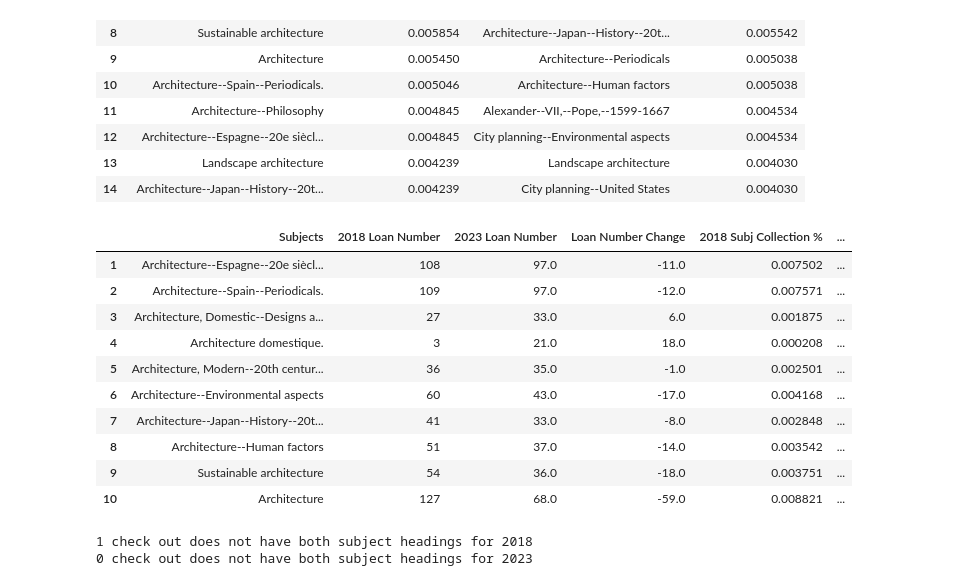
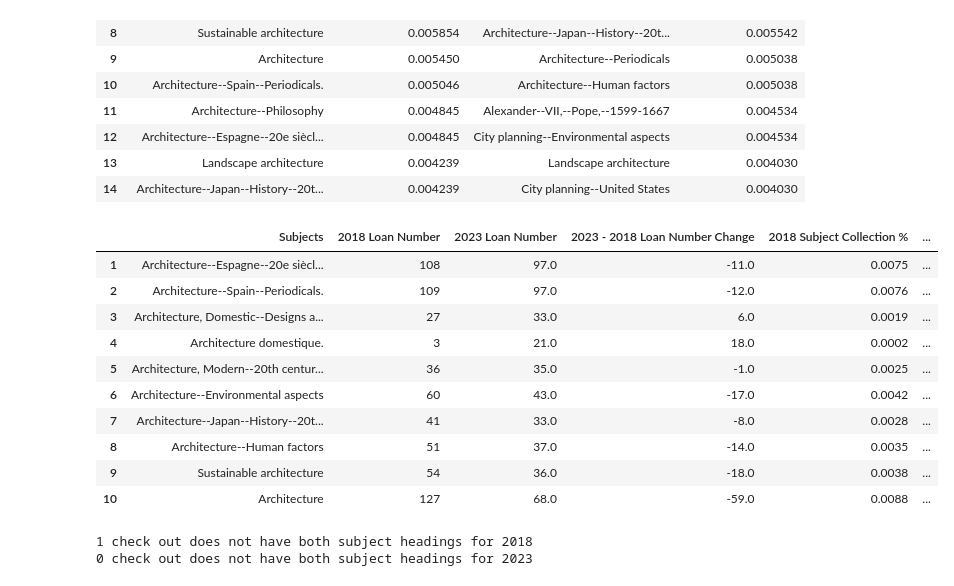
Before and after one commit to senderrr/Architecture, a Jupyter notebook: ArchitectureNotebookArticlePlots.ipynb, the cells around one changed output. Cells and saved outputs as stored; diff of their text form; code cells hidden in the pictures.

Commit message:
updated tables and did rounding to 4 decimals

```diff
--- a/ArchitectureNotebookArticlePlots.ipynb
+++ b/ArchitectureNotebookArticlePlots.ipynb
@@ -253,46 +253,47 @@ comp_df2020
 | 14 | Architecture--Japan--History--20t... | 0.004239 | City planning--United States | 0.004030 |
 # %%
 # plotting sorted  by 2023 Diff 2018 on all three subjects (largest to smallest positive change)
-ThreeSHChange2018 = diff_three_df2023.copy()
-ThreeSHChange2018 = ThreeSHChange2018.rename(columns={"Counts 2018": "2018 Loan Number", "Counts 2023": "2023 Loan Number", "Subj % 2018": "2018 Subj Collection %", "Subj % 2023": "2023 Subj Collection %"})
-# '2018 Subj Collection %'
-# normalize decimals to percentage
-ThreeSHChange2018['2018 Subj Collection %'] = ThreeSHChange2018['2018 Subj Collection %']
-ThreeSHChange2018['2023 Subj Collection %'] = ThreeSHChange2018['2023 Subj Collection %']
+ThreeSHChangeFiveYear = diff_three_df2023.copy()
+ThreeSHChangeFiveYear = ThreeSHChangeFiveYear.rename(columns={"Counts 2018": "2018 Loan Number",
+                                                      "Counts 2023": "2023 Loan Number",
+                                                      "Subj % 2018": "2018 Subject Collection %",
+                                                      "Subj % 2023": "2023 Subject Collection %"})
 
 # subtract years to see change
-ThreeSHChange2018['2023 - 2018 Subj Collection % Change'] = ThreeSHChange2018['2023 Subj Collection %'] - ThreeSHChange2018['2018 Subj Collection %']
-ThreeSHChange2018['Loan Number Change'] = ThreeSHChange2018['2023 Loan Number'] - ThreeSHChange2018['2018 Loan Number']
+ThreeSHChangeFiveYear['2023 - 2018 Subject Collection % Change'] = ThreeSHChangeFiveYear['2023 Subject Collection %'] - ThreeSHChangeFiveYear['2018 Subject Collection %']
+ThreeSHChangeFiveYear['2023 - 2018 Loan Number Change'] = ThreeSHChangeFiveYear['2023 Loan Number'] - ThreeSHChangeFiveYear['2018 Loan Number']
 
+# multiplier
+ThreeSHChangeFiveYear['Subject Multiplicative Growth Factor'] = ThreeSHChangeFiveYear['2023 Subject Collection %'] / ThreeSHChangeFiveYear['2018 Subject Collection %']
 
-#multiplier
-ThreeSHChange2018['Subj Multi Growth Factor'] = ThreeSHChange2018['2023 Subj Collection %'] / ThreeSHChange2018['2018 Subj Collection %']
-ThreeSHChange2018 = ThreeSHChange2018[['Subjects', '2018 Loan Number', '2023 Loan Number', 'Loan Number Change', '2018 Subj Collection %',
-                                       '2023 Subj Collection %', '2023 - 2018 Subj Collection % Change', 'Subj Multi Growth Factor']]
-
+ThreeSHChangeFiveYear = ThreeSHChangeFiveYear[['Subjects', '2018 Loan Number', '2023 Loan Number', '2023 - 2018 Loan Number Change', '2018 Subject Collection %',
+                                       '2023 Subject Collection %', '2023 - 2018 Subject Collection % Change', 'Subject Multiplicative Growth Factor']]
 
 # sort table by 2023 diff 2020 collection %
-ThreeSHChange2018 = ThreeSHChange2018.sort_values('2023 - 2018 Subj Collection % Change', ascending=False)
+ThreeSHChangeFiveYear = ThreeSHChangeFiveYear.sort_values('2023 - 2018 Subject Collection % Change', ascending=False)
 
 # reindex to start at 1
-ThreeSHChange2018 = ThreeSHChange2018.head(10)
-ThreeSHChange2018.index = ThreeSHChange2018.index + 1
+ThreeSHChangeFiveYear = ThreeSHChangeFiveYear.head(10)
+ThreeSHChangeFiveYear.index = ThreeSHChangeFiveYear.index + 1
 
 # create a table title
-#ThreeSHChange2018 = ThreeSHChange2018.style.set_caption('Table 1: Top 10 Subject Headings Growth From 2018 to 2023')
-ThreeSHChange2018
+#ThreeSHChangeFiveYear = ThreeSHChangeFiveYear.style.set_caption('Table 1: Top 10 Subject Headings Growth From 2018 to 2023')
+
+# round decimals
+ThreeSHChangeFiveYear = np.round(ThreeSHChangeFiveYear, decimals=4)
+ThreeSHChangeFiveYear
 # %% [output]
-|  | Subjects | 2018 Loan Number | 2023 Loan Number | Loan Number Change | 2018 Subj Collection % | ... |
-| 1 | Architecture--Espagne--20e siècl... | 108 | 97.0 | -11.0 | 0.007502 | ... |
-| 2 | Architecture--Spain--Periodicals. | 109 | 97.0 | -12.0 | 0.007571 | ... |
-| 3 | Architecture, Domestic--Designs a... | 27 | 33.0 | 6.0 | 0.001875 | ... |
-| 4 | Architecture domestique. | 3 | 21.0 | 18.0 | 0.000208 | ... |
-| 5 | Architecture, Modern--20th centur... | 36 | 35.0 | -1.0 | 0.002501 | ... |
-| 6 | Architecture--Environmental aspects | 60 | 43.0 | -17.0 | 0.004168 | ... |
-| 7 | Architecture--Japan--History--20t... | 41 | 33.0 | -8.0 | 0.002848 | ... |
-| 8 | Architecture--Human factors | 51 | 37.0 | -14.0 | 0.003542 | ... |
-| 9 | Sustainable architecture | 54 | 36.0 | -18.0 | 0.003751 | ... |
-| 10 | Architecture | 127 | 68.0 | -59.0 | 0.008821 | ... |
+|  | Subjects | 2018 Loan Number | 2023 Loan Number | 2023 - 2018 Loan Number Change | 2018 Subject Collection % | ... |
+| 1 | Architecture--Espagne--20e siècl... | 108 | 97.0 | -11.0 | 0.0075 | ... |
+| 2 | Architecture--Spain--Periodicals. | 109 | 97.0 | -12.0 | 0.0076 | ... |
+| 3 | Architecture, Domestic--Designs a... | 27 | 33.0 | 6.0 | 0.0019 | ... |
+| 4 | Architecture domestique. | 3 | 21.0 | 18.0 | 0.0002 | ... |
+| 5 | Architecture, Modern--20th centur... | 36 | 35.0 | -1.0 | 0.0025 | ... |
+| 6 | Architecture--Environmental aspects | 60 | 43.0 | -17.0 | 0.0042 | ... |
+| 7 | Architecture--Japan--History--20t... | 41 | 33.0 | -8.0 | 0.0028 | ... |
+| 8 | Architecture--Human factors | 51 | 37.0 | -14.0 | 0.0035 | ... |
+| 9 | Sustainable architecture | 54 | 36.0 | -18.0 | 0.0038 | ... |
+| 10 | Architecture | 127 | 68.0 | -59.0 | 0.0088 | ... |
 # %%
 SubjectHeadingoverlaps(three_df,'Architecture--Spain--Periodicals.', 'Architecture--Espagne--20e siècle--Périodiques.', '2018'), SubjectHeadingoverlaps(three_df,'Architecture--Spain--Periodicals.', 'Architecture--Espagne--20e siècle--Périodiques.', '2023')
 # %% [output]
```
Also changed, not shown: parts of 7 cells of this notebook.
